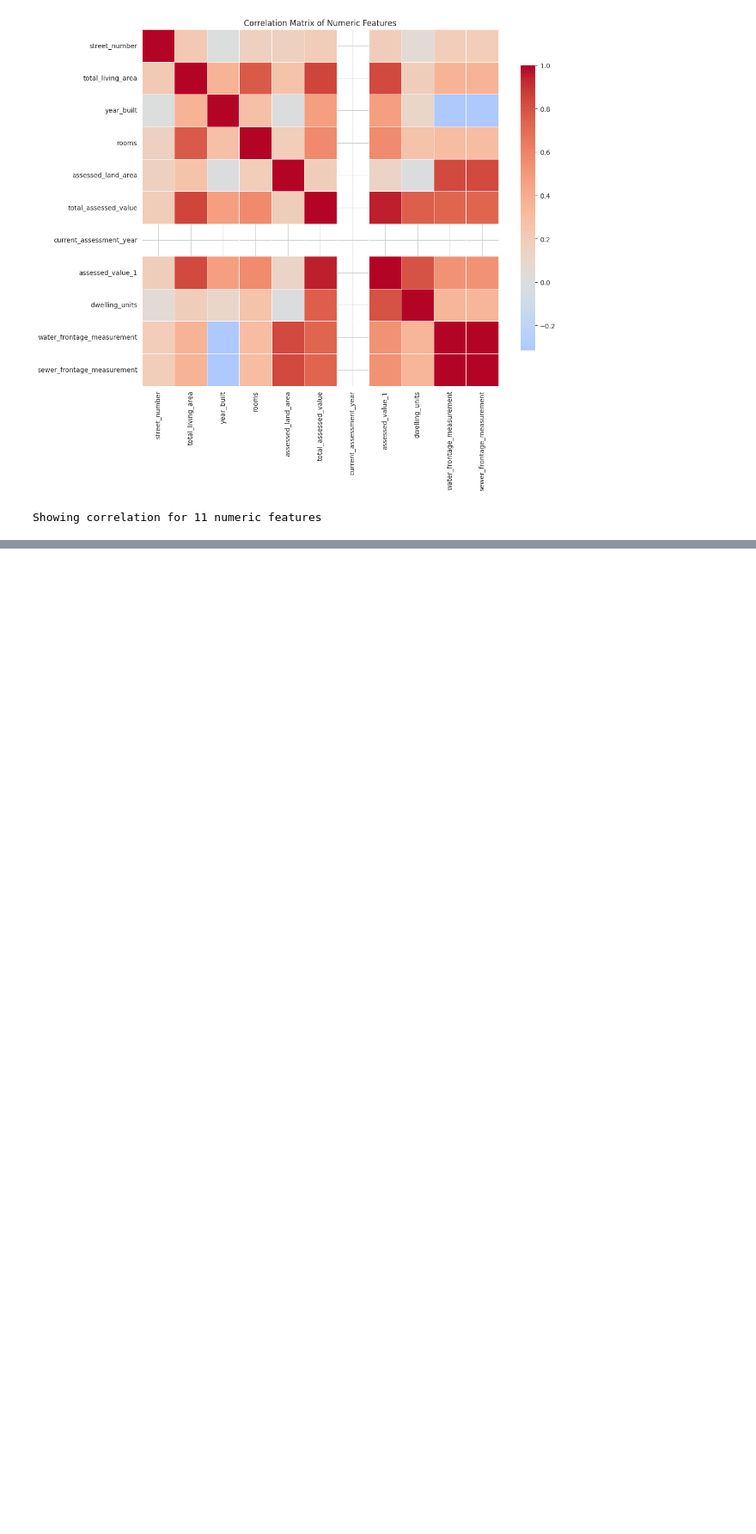
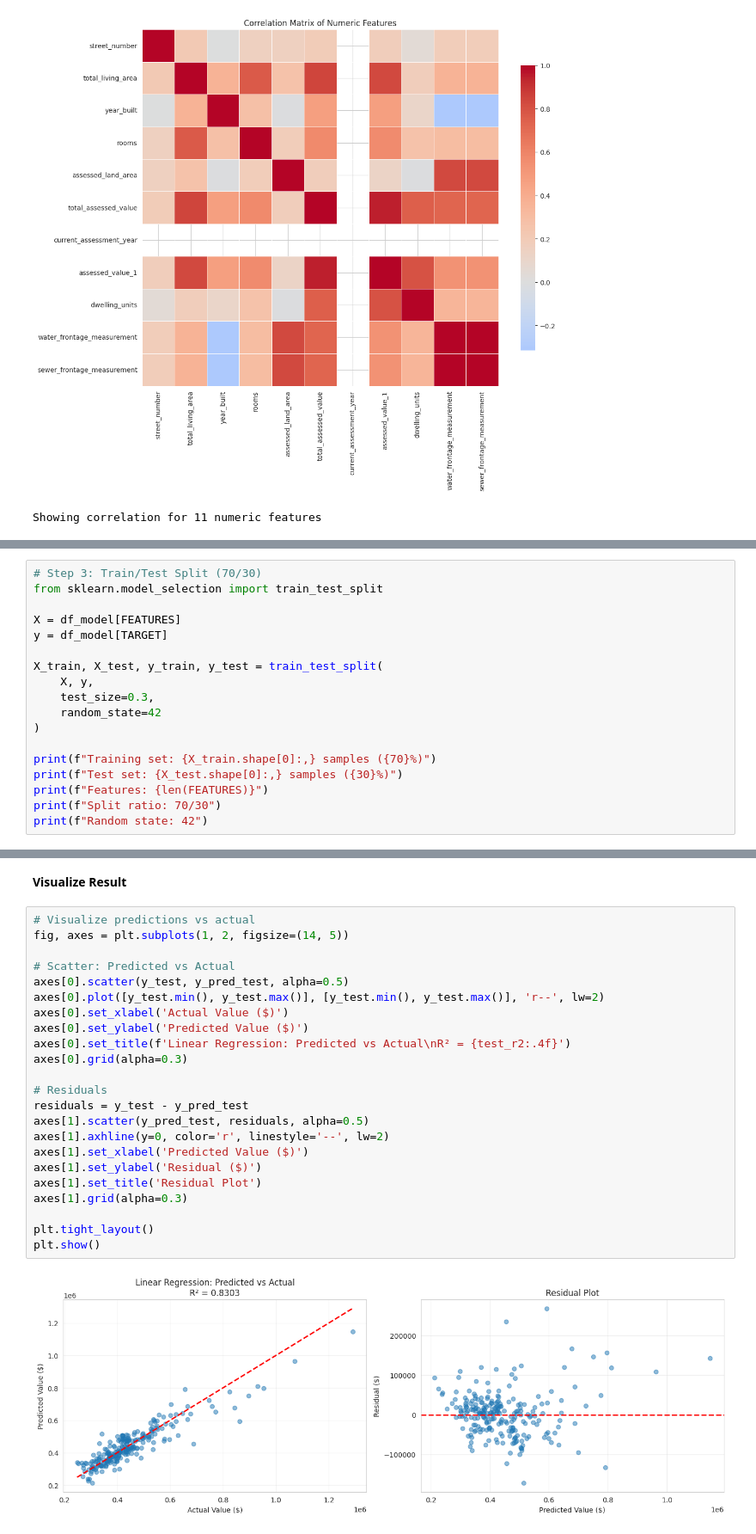
Before and after one commit to BoseOmoniyi/property-valuation, a Jupyter notebook: notebooks/BoseOmoniyi_ta_colab.ipynb, the cells around one changed output, grey strips where cells are left out. Shown: that part at 86% size. Drawn from its saved outputs; the diff is of its cells as text; blank space fills up the shorter version.

```diff
--- a/notebooks/BoseOmoniyi_ta_colab.ipynb
+++ b/notebooks/BoseOmoniyi_ta_colab.ipynb
@@ -901,0 +1070,18 @@ Showing correlation for 11 numeric features
+# %%
+# Step 3: Train/Test Split (70/30)
+from sklearn.model_selection import train_test_split
+
+X = df_model[FEATURES]
+y = df_model[TARGET]
+
+X_train, X_test, y_train, y_test = train_test_split(
+    X, y,
+    test_size=0.3,
+    random_state=42
+)
+
+print(f"Training set: {X_train.shape[0]:,} samples ({70}%)")
+print(f"Test set: {X_test.shape[0]:,} samples ({30}%)")
+print(f"Features: {len(FEATURES)}")
+print(f"Split ratio: 70/30")
+print(f"Random state: 42")
@@ -901,0 +1152,27 @@ Showing correlation for 11 numeric features
+# %% [markdown]
+**Visualize Result**
+# %%
+# Visualize predictions vs actual
+fig, axes = plt.subplots(1, 2, figsize=(14, 5))
+
+# Scatter: Predicted vs Actual
+axes[0].scatter(y_test, y_pred_test, alpha=0.5)
+axes[0].plot([y_test.min(), y_test.max()], [y_test.min(), y_test.max()], 'r--', lw=2)
+axes[0].set_xlabel('Actual Value ($)')
+axes[0].set_ylabel('Predicted Value ($)')
+axes[0].set_title(f'Linear Regression: Predicted vs Actual\nR² = {test_r2:.4f}')
+axes[0].grid(alpha=0.3)
+
+# Residuals
+residuals = y_test - y_pred_test
+axes[1].scatter(y_pred_test, residuals, alpha=0.5)
+axes[1].axhline(y=0, color='r', linestyle='--', lw=2)
+axes[1].set_xlabel('Predicted Value ($)')
+axes[1].set_ylabel('Residual ($)')
+axes[1].set_title('Residual Plot')
+axes[1].grid(alpha=0.3)
+
+plt.tight_layout()
+plt.show()
+# %% [output]
+[figure, added]
```
Also changed, not shown: parts of 35 cells of this notebook.
